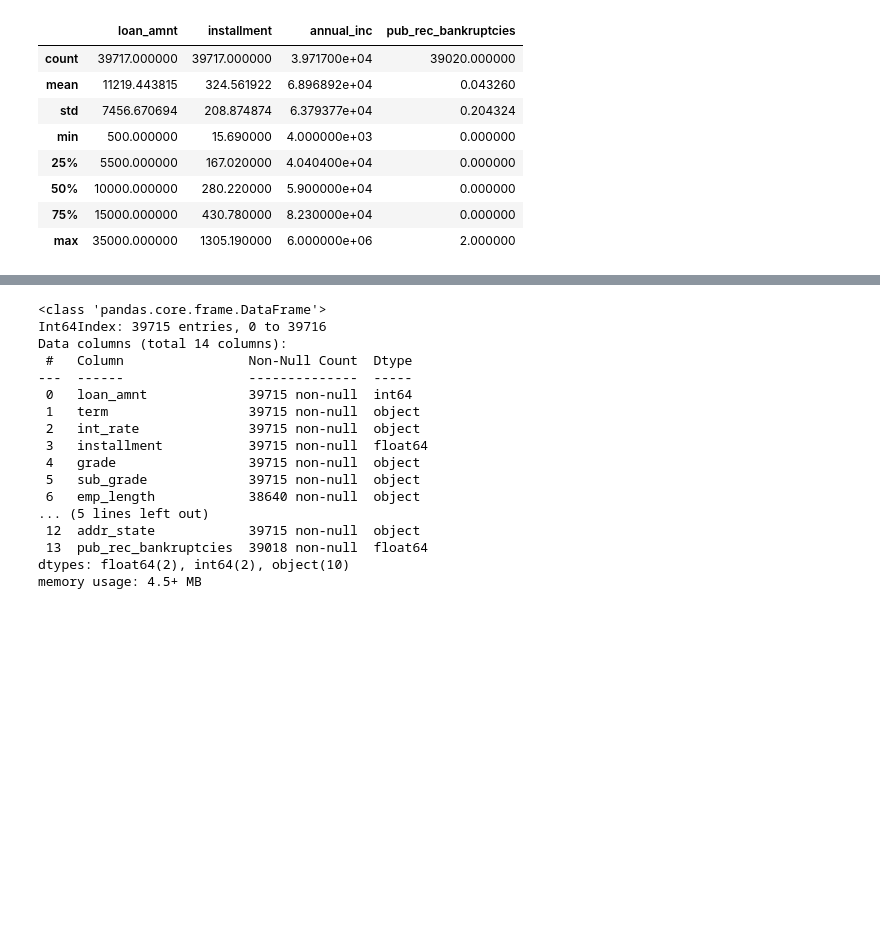
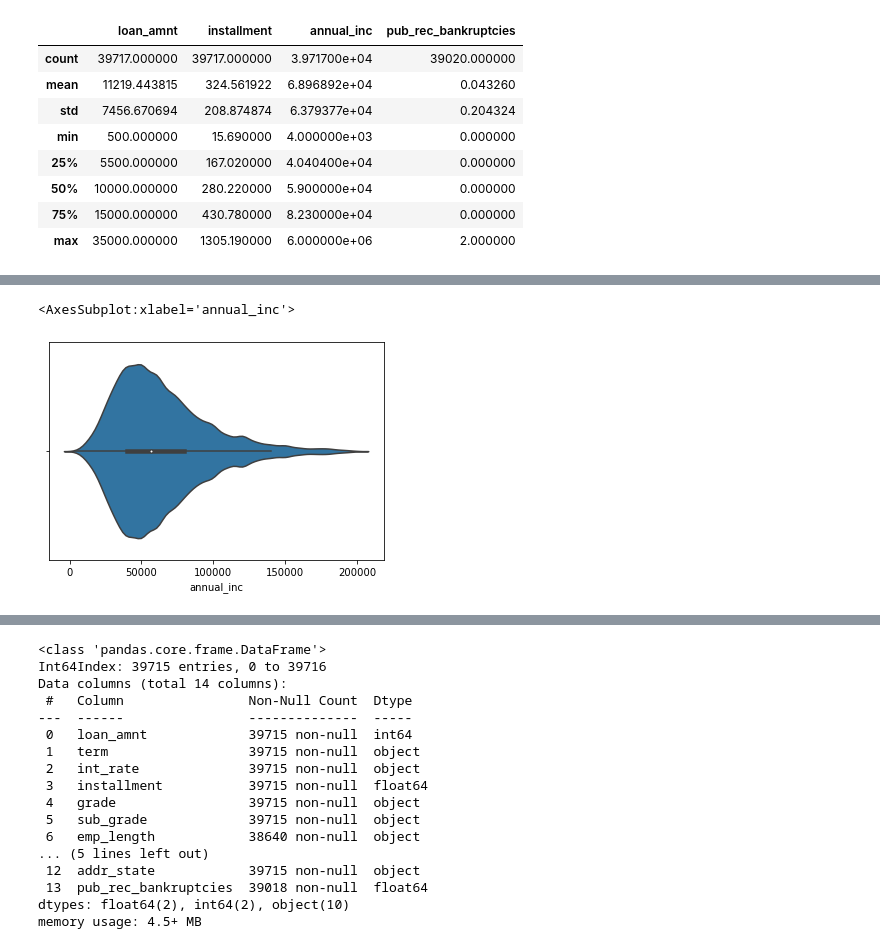
Before and after one commit to kaviprakashm/LendingClub_Data_Analysis, a Jupyter notebook: Lending_Club_Exercise.ipynb, the cells around one changed output, grey strips where cells are left out. Saved outputs shown, nothing was run; the diff lists cells and outputs as text; code cells hidden in the pictures; blank space fills up the shorter version.

```diff
--- a/Lending_Club_Exercise.ipynb
+++ b/Lending_Club_Exercise.ipynb
@@ -214,3 +230,8 @@ df.boxplot()
+# %%
+sns.violinplot(data = lending, x = 'annual_inc')
+# %% [output]
+<AxesSubplot:xlabel='annual_inc'>
+[figure, added]
 # %%
 lending.describe()
 # %% [output]
```
Also changed, not shown: parts of 100 cells of this notebook.
